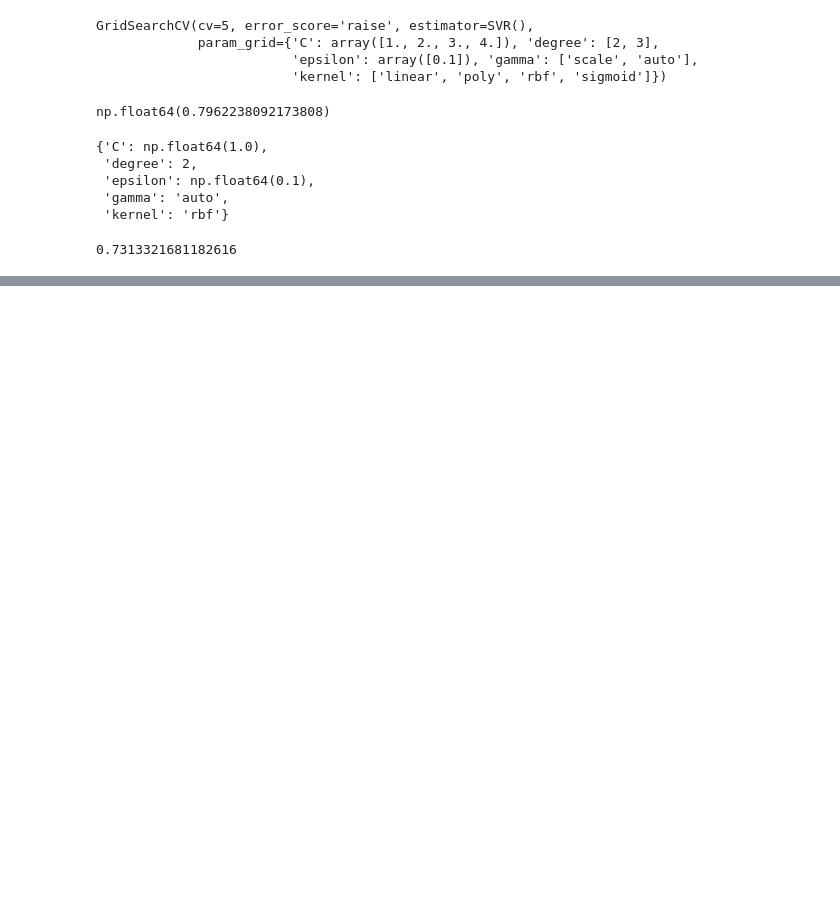
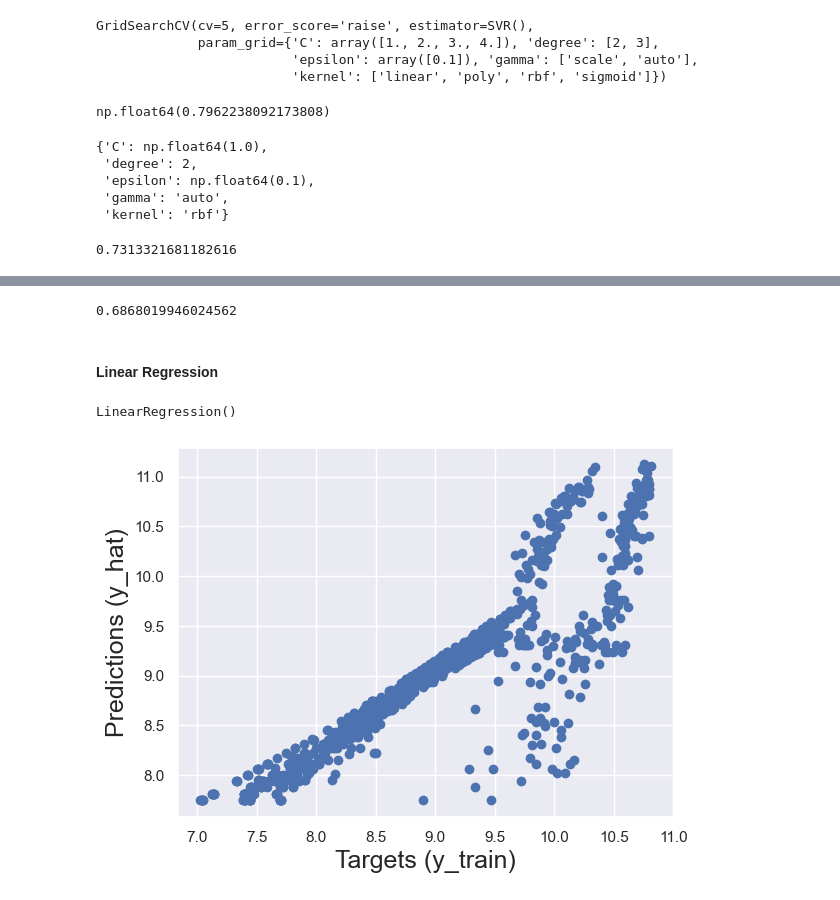
Before and after one commit to MichAdebayo/simplon_insurance_price_prediction, a Jupyter notebook: data_model.ipynb, the cells around one changed output, grey strips where cells are left out. Cells and saved outputs as stored; diff of their text form; code cells hidden in the pictures; blank space fills up the shorter version.

```diff
--- a/data_model.ipynb
+++ b/data_model.ipynb
@@ -2,13 +2,12 @@
 import numpy as np
 import pandas as pd
 import matplotlib.pyplot as plt
-# import statsmodels.api as sm
-from sklearn.metrics import confusion_matrix # confusion matrix
-from sklearn.model_selection import learning_curve
+#from sklearn.metrics import confusion_matrix # confusion matrix
+#from sklearn.model_selection import learning_curve
 
 # We can override the default matplotlib styles with those of Seaborn
 import seaborn as sns
-sns.set()
+sns.set_theme()
 # %%
 df = pd.read_csv("model_dataset.csv")
 # %%
@@ -509,0 +456,22 @@ from sklearn.neural_network import MLPRegressor
+# %%
+svr_model_2.score(x_test_2, y_test_2)
+# %% [output]
+0.6868019946024562
+# %% [markdown]
+#### Linear Regression
+# %%
+from sklearn.linear_model import LinearRegression
+
+linear_model = LinearRegression()
+linear_model.fit(x_train,y_train)
+# %% [output]
+LinearRegression()
+# %%
+y_hat_lin = linear_model.predict(x_train)
+# %%
+plt.scatter(y_train, y_hat_lin)
+plt.xlabel('Targets (y_train)',size=18)
+plt.ylabel('Predictions (y_hat)',size=18)
+plt.show()
+# %% [output]
+[figure, added]
```
Also changed, not shown: parts of 39 cells of this notebook, 2 other files.
